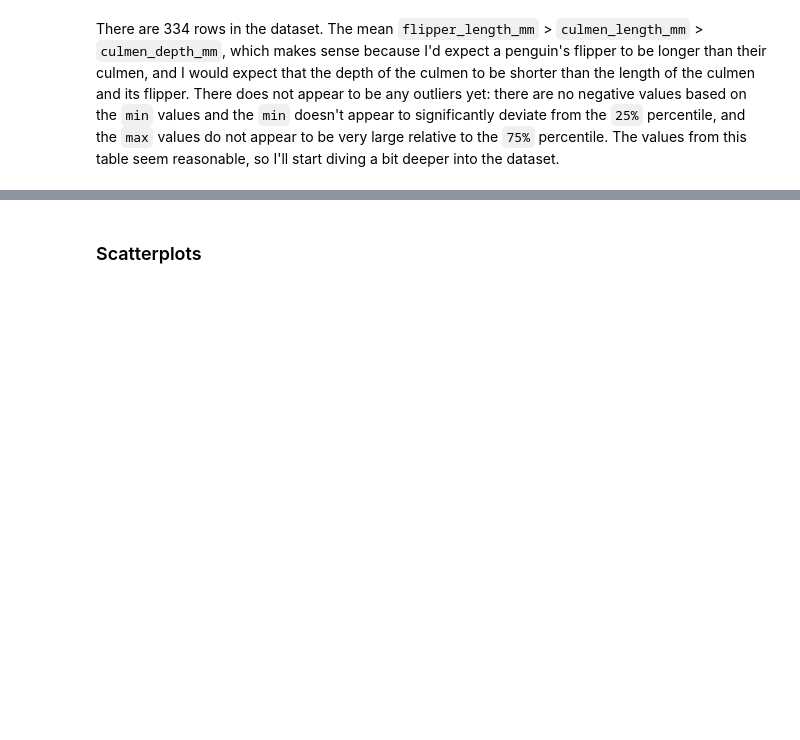
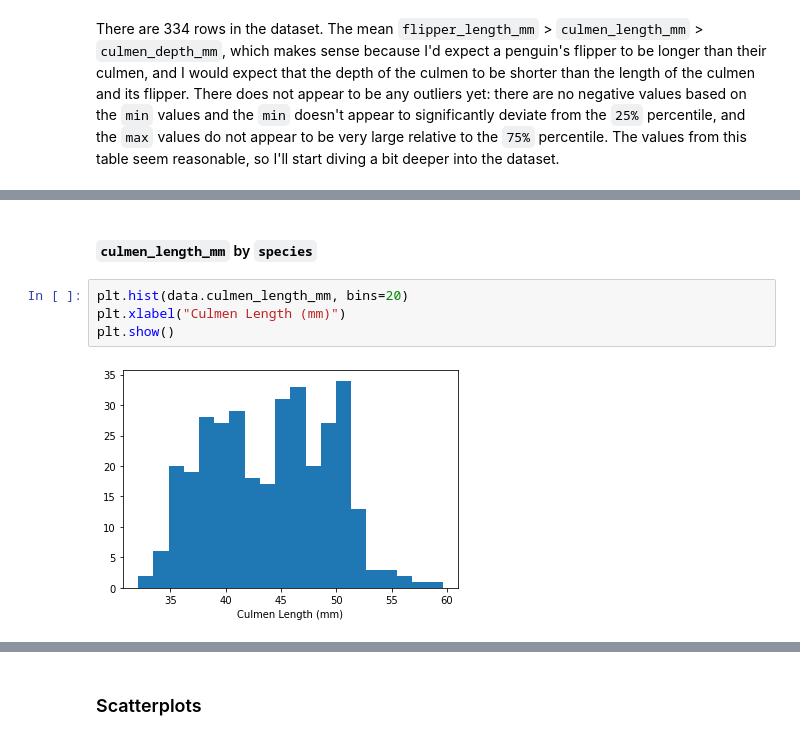
Before and after one commit to michaelhlavaty981/CSC630-Machine-Learning, a Jupyter notebook: Palmer_Penguins.ipynb, the cells around one changed output, grey strips where cells are left out. Cells and saved outputs as stored; diff of their text form; blank space fills up the shorter version.

```diff
--- a/Palmer_Penguins.ipynb
+++ b/Palmer_Penguins.ipynb
@@ -90,0 +117,8 @@ There are 334 rows in the dataset. The mean `flipper_length_mm` > `culmen_length
+# %% [markdown]
+#### `culmen_length_mm` by `species`
+# %%
+plt.hist(data.culmen_length_mm, bins=20)
+plt.xlabel("Culmen Length (mm)")
+plt.show()
+# %% [output]
+[figure, added]
```
Also changed, not shown: parts of 28 cells of this notebook.
